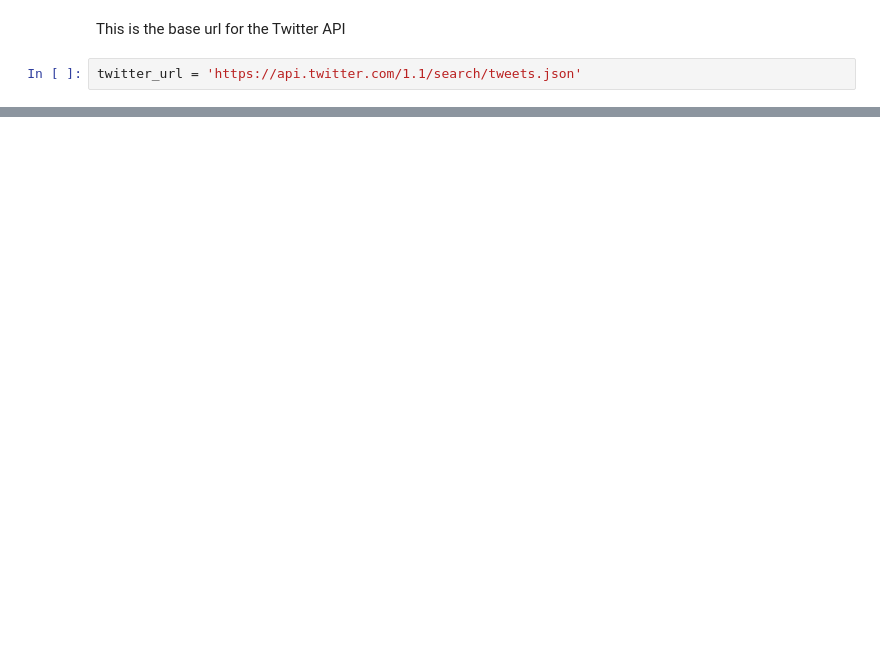
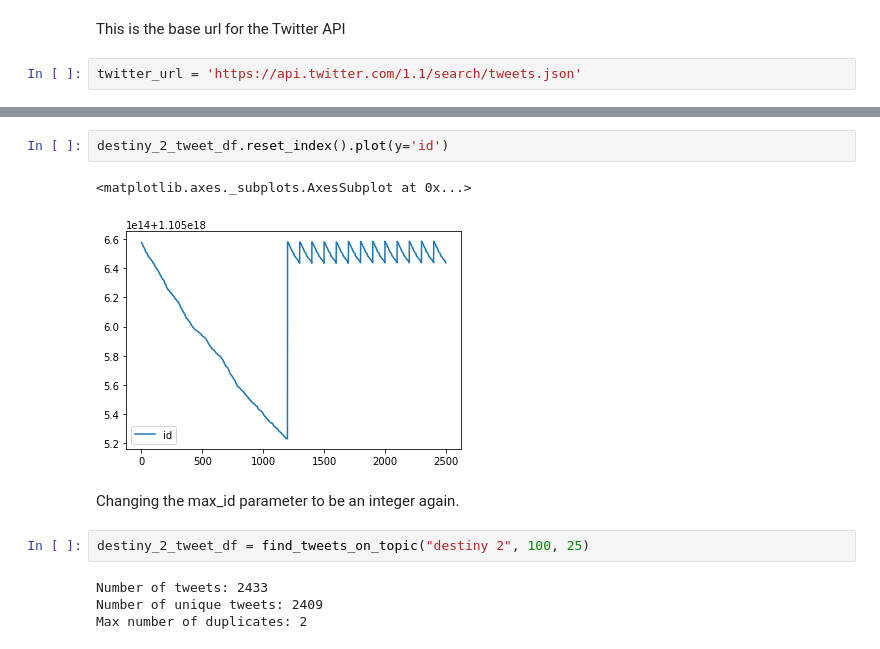
Before and after one commit to salvis2/SpringboardAlvis, a Jupyter notebook: capstone_project_2/twitter_api_data_wrangling.ipynb, the cells around one changed output, grey strips where cells are left out. Drawn from its saved outputs; the diff is of its cells as text; blank space fills up the shorter version.

```diff
--- a/capstone_project_2/twitter_api_data_wrangling.ipynb
+++ b/capstone_project_2/twitter_api_data_wrangling.ipynb
@@ -48,0 +400,13 @@ tweets.json()
+# %%
+destiny_2_tweet_df.reset_index().plot(y='id')
+# %% [output]
+<matplotlib.axes._subplots.AxesSubplot at 0x...>
+[figure, added]
+# %% [markdown]
+Changing the max_id parameter to be an integer again.
+# %%
+destiny_2_tweet_df = find_tweets_on_topic("destiny 2", 100, 25)
+# %% [output]
+Number of tweets: 2433
+Number of unique tweets: 2409
+Max number of duplicates: 2
```
Also changed, not shown: parts of 89 cells of this notebook, 4 other files.
